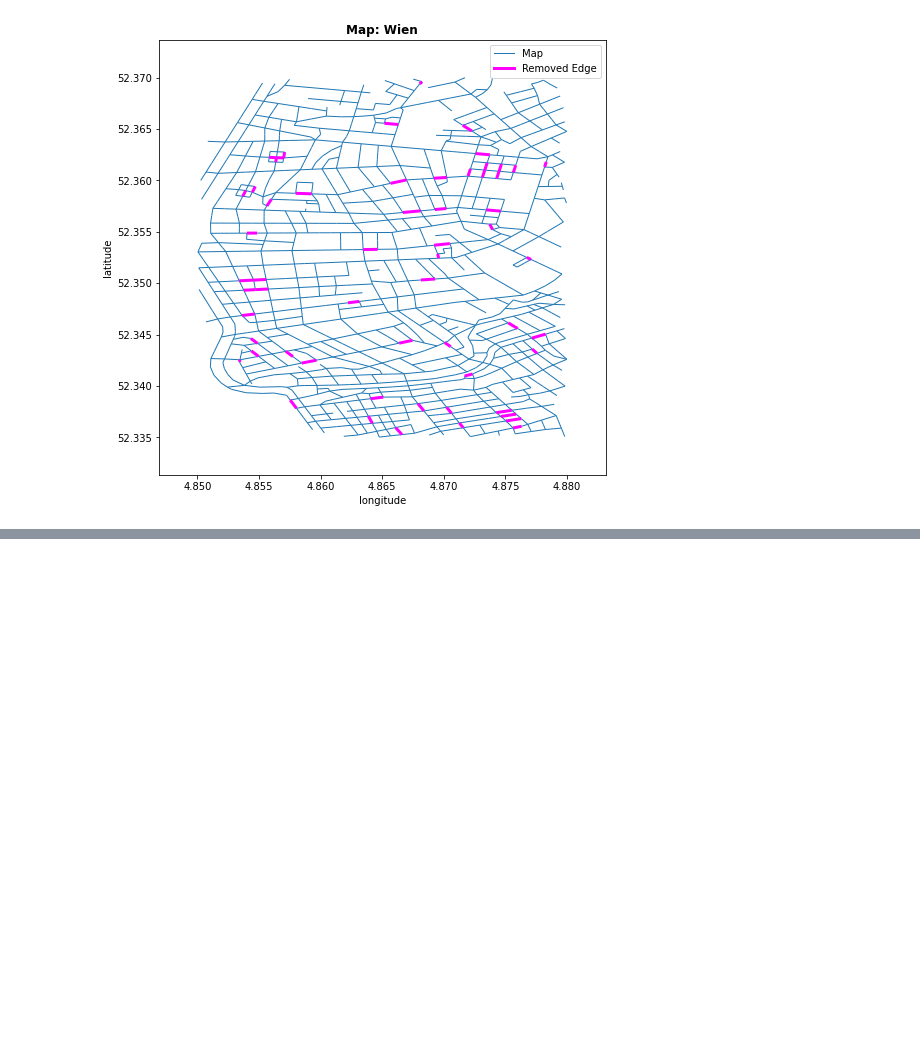
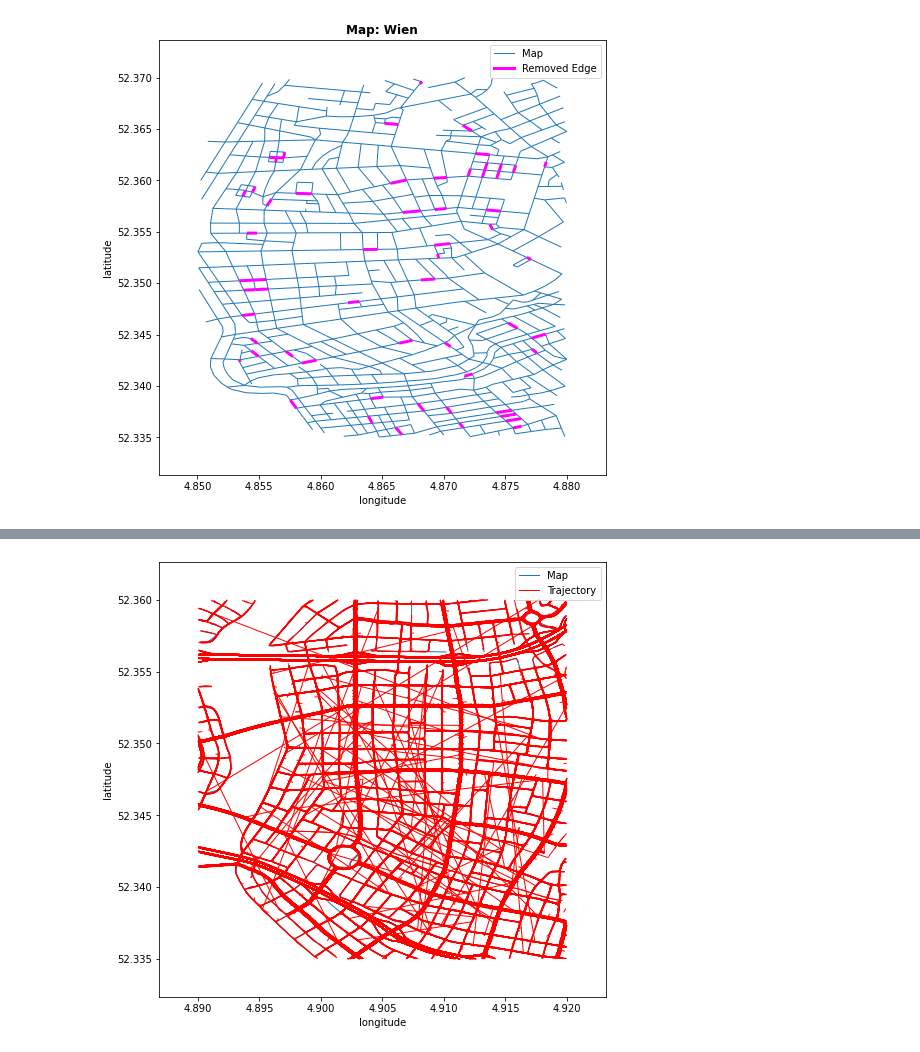
Before and after one commit to KJ-Waller/SyntheticHighways, a Jupyter notebook: ChangeDetection/notebooks/MainExperimentDesignFigures.ipynb, the cells around one changed output, grey strips where cells are left out. Cells and saved outputs as stored; diff of their text form; code cells hidden in the pictures; blank space fills up the shorter version.

Commit message:
updated notebook and figures to include before and after cleaning figures

```diff
--- a/ChangeDetection/notebooks/MainExperimentDesignFigures.ipynb
+++ b/ChangeDetection/notebooks/MainExperimentDesignFigures.ipynb
@@ -252,5 +216,0 @@ KeyboardInterrupt:
-# %%
-
-dataset = SHDataset(noise=False)
-G1,T1,G2,T2 = dataset.read_snapshots(3, bbox=bbox_test)
-plot_graph(snapshot_to_nxgraph(G1,T2['T']))
@@ -258,0 +219,75 @@ plot_graph(snapshot_to_nxgraph(G1,T2['T']))
+# %%
+import xml.etree.ElementTree as ET
+from datetime import datetime
+
+def parse_trajectories_nosplitting(xml_fname):
+    # Read the XML file
+    traj_tree = ET.parse(xml_fname)
+    traj_root = traj_tree.getroot()
+    vehicles = traj_root[0]
+
+    # Create numpy trajectory datatype
+    trajectory_dtype = np.dtype([("lat", "f8"), ("lon", "f8"), ("speed", "f4"),
+                            ("x", "f4"), ("y", "f4"), ("z", "f4"),
+                            ("heading", "f4"), ("timestamp", "datetime64[s]"), ("gt_segment", "int"),
+                            ("path_id", "int"), ("pathpos_idx", "int"), ("vehtype", 'S5')])
+
+    # Convert XML formatted trajectories to list of lists of objects
+    trajectories = []
+    for vehicle in vehicles:
+        if vehicle.attrib['VehicleType'] != 'Car':
+            continue
+
+        trajectory = np.zeros(len(vehicle), dtype=trajectory_dtype)
+        t_len = 0
+
+        for i, pos in enumerate(vehicle):
+
+            # Check if vehicle type still is consistent
+            vehicle_type = pos.attrib['VehicleType']
+
+            # Process current position info
+            lat, lon, speed = float(pos.attrib['x']), float(pos.attrib['z']), float(pos.attrib['speed'])
+            n1, n2, n3 = float(pos[0].attrib['n1']), float(pos[0].attrib['n2']), float(pos[0].attrib['n3'])
+            x, y, z = float(pos[1].attrib['x']), float(pos[1].attrib['y']), float(pos[1].attrib['z'])
+            heading = get_heading(float(pos[1].attrib['z']), float(pos[1].attrib['x']))
+            timestamp = datetime.strptime(pos.attrib['timestamp'], "%m/%d/%Y %I:%M:%S %p")
+            gt_segment = int(pos[2].attrib['Segment'])
+            path_id = int(pos[2].attrib['PathId'])
+            pathpos_idx = int(pos[2].attrib['PathPosIdx'])
+
+            # Skip point if it's velocity vector == 0 and heading (xyz) == [0,0,1]
+            if [n1,n2,n3] == [0,0,0] and [x,y,z] == [0,0,1]:
+                continue
+
+            # Aggregate information into object and append to trajectory
+            trajectory[t_len] = lat, lon, speed, x, y, z, heading, timestamp, gt_segment, path_id, pathpos_idx, vehicle_type
+            t_len += 1
+
+        # Trim off trajectory to actual length
+        trajectory = trajectory[:t_len]
+        trajectories.append(trajectory)
+
+    # Convert coordinates to wgs84
+    trajectories = dataset.to_wgs84(trajectories)
+
+    return trajectories
+
+def plot_dataset_cleaning(xml_fname, bbox, folder):
+    # Read in the map
+    dataset = SHDataset(noise=False)
+    G1 = dataset.read_snapshots(0)[0]
+
+    # Read in trajectories w/ and w/o cleaning/splitting
+    T1_nosplit = parse_trajectories_nosplitting(xml_fname)
+    T1_split = dataset.parse_trajectories(xml_fname)
+
+    # Filter
+    G1_bbox,T1_nosplit_bbox,_,_ = filter_bbox_snapshots(G1,{'T':T1_nosplit,'P':None},G1,{'T':T1_nosplit,'P':None}, bbox=bbox)
+    _,T1_split_bbox,_,_ = filter_bbox_snapshots(G1,{'T':T1_split,'P':None},G1,{'T':T1_split,'P':None}, bbox=bbox)
+    plot_graph(snapshot_to_nxgraph(G1_bbox,T1_nosplit_bbox['T']), savename=os.path.join(folder, 'map_precleaning'))
+    plot_graph(snapshot_to_nxgraph(G1_bbox,T1_split_bbox['T']), savename=os.path.join(folder, 'map_postcleaning'))
+
+plot_dataset_cleaning('./dataset/raw_data/Lorentum_1_trajectories_batch0 .xml', bbox_train, folder='./figures')
+# %% [output]
+[figure, added]
```
Also changed, not shown: parts of 11 cells of this notebook, 2 other files.
